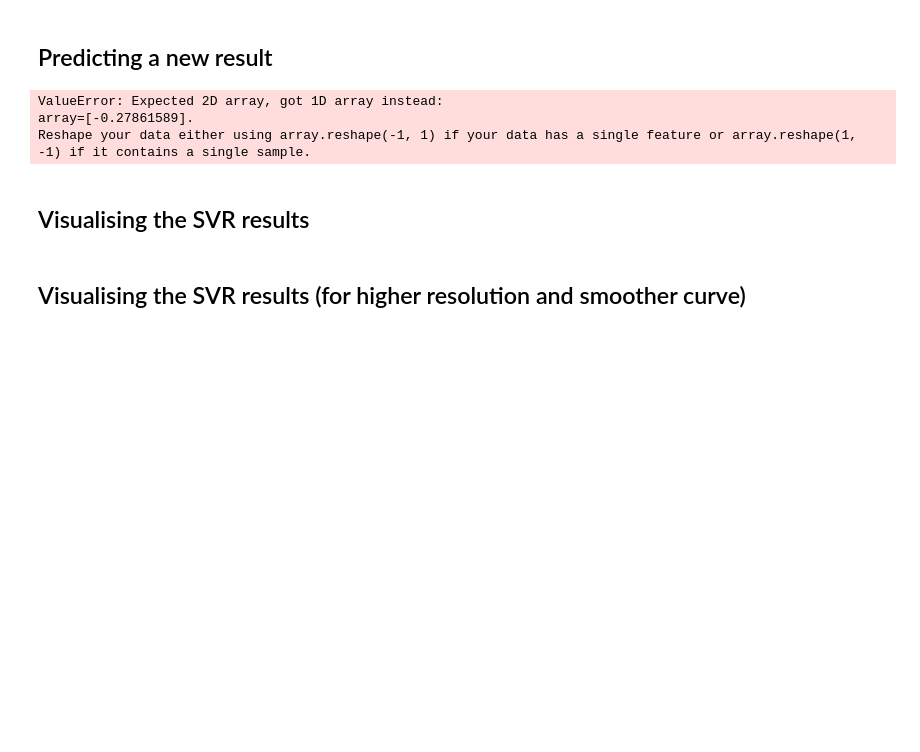
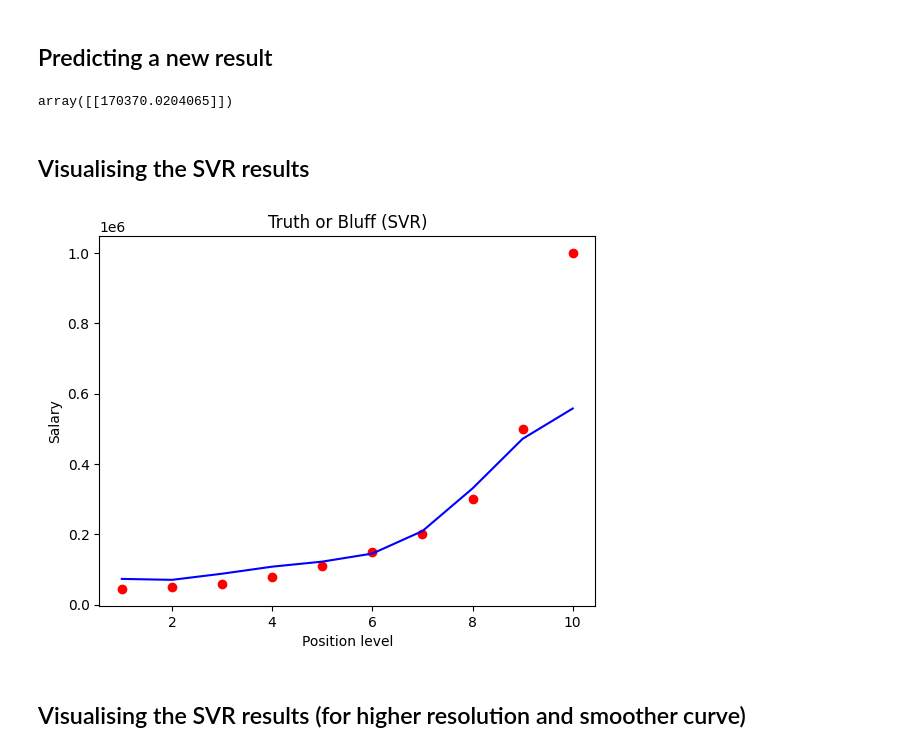
Before and after one commit to Mohammad-HGH/PythonML, a Jupyter notebook: Regression/SVR/support_vector_regression.ipynb, the cells around one changed output. Drawn from its saved outputs; the diff is of its cells as text; code cells hidden in the pictures; blank space fills up the shorter version.

```diff
--- a/Regression/SVR/support_vector_regression.ipynb
+++ b/Regression/SVR/support_vector_regression.ipynb
@@ -43,20 +43,20 @@ SVR()
 # %% [markdown]
 ## Predicting a new result
 # %%
-sc_y.inverse_transform(regressor.predict(sc_X.transform([[6.5]])))
+sc_y.inverse_transform(np.array(regressor.predict(sc_X.transform([[6.5]]))).reshape(-1,1))
 # %% [output]
-ValueError: Expected 2D array, got 1D array instead:
-array=[-0.27861589].
-Reshape your data either using array.reshape(-1, 1) if your data has a single feature or array.reshape(1, -1) if it contains a single sample.
+array([[170370.0204065]])
 # %% [markdown]
 ## Visualising the SVR results
 # %%
-plt.scatter(sc_X.inverse_transform(X), sc_y.inverse_transform(y), color = 'red')
-plt.plot(sc_X.inverse_transform(X), sc_y.inverse_transform(regressor.predict(X)), color = 'blue')
+plt.scatter(sc_X.inverse_transform(np.array(X).reshape(-1,1)), sc_y.inverse_transform(np.array(y).reshape(-1,1)), color = 'red')
+plt.plot(sc_X.inverse_transform(np.array(X).reshape(-1,1)), sc_y.inverse_transform(np.array(regressor.predict(X)).reshape(-1,1)), color = 'blue')
 plt.title('Truth or Bluff (SVR)')
 plt.xlabel('Position level')
 plt.ylabel('Salary')
 plt.show()
+# %% [output]
+[figure, added]
 # %% [markdown]
 ## Visualising the SVR results (for higher resolution and smoother curve)
 # %%
```
Also changed, not shown: parts of 1 cell of this notebook.
